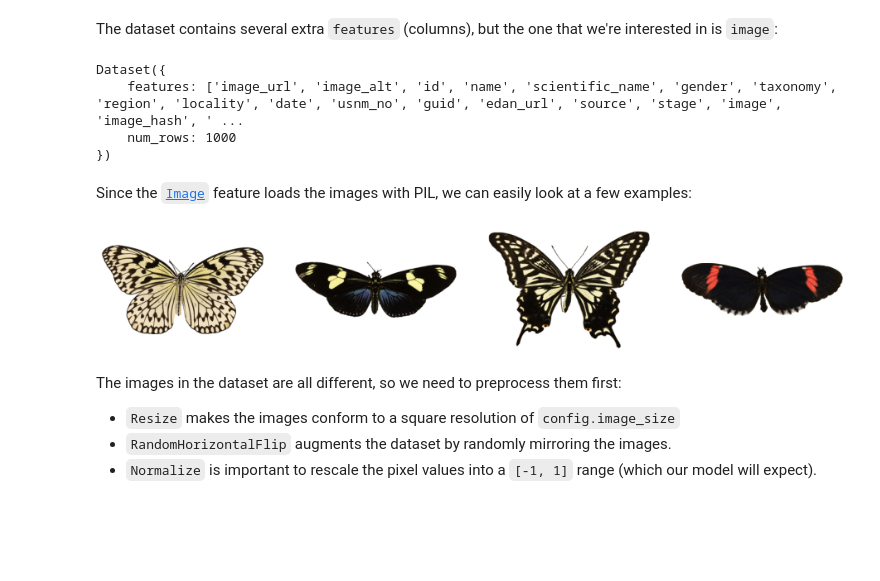
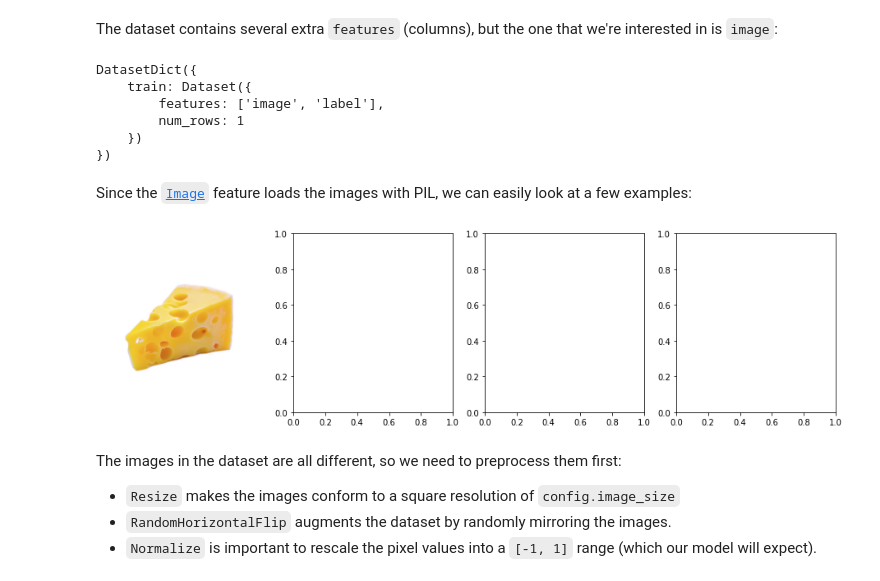
Before and after one commit to directedbit/fictional-train, a Jupyter notebook: diffusers_training_example.ipynb, the cells around one changed output. Drawn from its saved outputs; the diff is of its cells as text; code cells hidden in the pictures; blank space fills up the shorter version.

```diff
--- a/diffusers_training_example.ipynb
+++ b/diffusers_training_example.ipynb
@@ -50,18 +50,18 @@ from dataclasses import dataclass
 @dataclass
 class TrainingConfig:
     image_size = 32  # the generated image resolution
-    train_batch_size = 2
-    eval_batch_size = 2  # how many images to sample during evaluation
-    num_epochs = 50
+    train_batch_size = 1
+    eval_batch_size = 1  # how many images to sample during evaluation
+    num_epochs = 20
     gradient_accumulation_steps = 1
-    learning_rate = 1e-4
+    learning_rate = 5e-3
     lr_warmup_steps = 500
-    save_image_epochs = 10
+    save_image_epochs = 200
     save_model_epochs = 30
     mixed_precision = 'fp16'  # `no` for float32, `fp16` for automatic mixed precision
     output_dir = 'ddpm-cheese-32'  # the model namy locally and on the HF Hub
 
-    push_to_hub = True  # whether to upload the saved model to the HF Hub
+    push_to_hub = False  # whether to upload the saved model to the HF Hub
     hub_private_repo = False
     overwrite_output_dir = True  # overwrite the old model when re-running the notebook
     seed = 0
@@ -76,8 +76,8 @@ In this case, the [Butterflies dataset](https://huggingface.co/datasets/huggan/s
 # %%
 from datasets import load_dataset
 
-config.dataset = "huggan/smithsonian_butterflies_subset"
-dataset = load_dataset(config.dataset, split="train")
+# config.dataset = "imagefolder"
+# dataset = load_dataset("imagefolder", dtaa)
 
 # Feel free to try other datasets from https://hf.co/huggan/ too!
 # Here's is a dataset of flower photos:
@@ -85,6 +85,6 @@ dataset = load_dataset(config.dataset, split="train")
 # dataset = load_dataset(config.dataset, split="train")
 
 # Or just load images from a local folder!
-# config.dataset = "imagefolder"
-# dataset = load_dataset(config.dataset, data_dir="path/to/folder")
+config.dataset = "imagefolder"
+dataset = load_dataset(config.dataset, data_dir="/content/data/")
 # %% [output]
@@ -95,22 +95,24 @@ The dataset contains several extra `features` (columns), but the one that we're
 # %%
 dataset
 # %% [output]
-Dataset({
-    features: ['image_url', 'image_alt', 'id', 'name', 'scientific_name', 'gender', 'taxonomy', 'region', 'locality', 'date', 'usnm_no', 'guid', 'edan_url', 'source', 'stage', 'image', 'image_hash', ' ...
-    num_rows: 1000
+DatasetDict({
+    train: Dataset({
+        features: ['image', 'label'],
+        num_rows: 1
+    })
 })
 # %% [markdown]
 Since the [`Image`](https://huggingface.co/docs/datasets/image_process#image-datasets) feature loads the images with PIL, we can easily look at a few examples:
 # %%
 import matplotlib.pyplot as plt
 
 fig, axs = plt.subplots(1, 4, figsize=(16, 4))
-for i, image in enumerate(dataset[:4]["image"]):
+for i, image in enumerate(dataset["train"][:1]["image"]):
     axs[i].imshow(image)
     axs[i].set_axis_off()
 fig.show()
 # %% [output]
-[figure, old version]
+[figure, new version]
 # %% [markdown]
 The images in the dataset are all different, so we need to preprocess them first:
 * `Resize` makes the images conform to a square resolution of `config.image_size`
```
Also changed, not shown: parts of 10 cells of this notebook.
